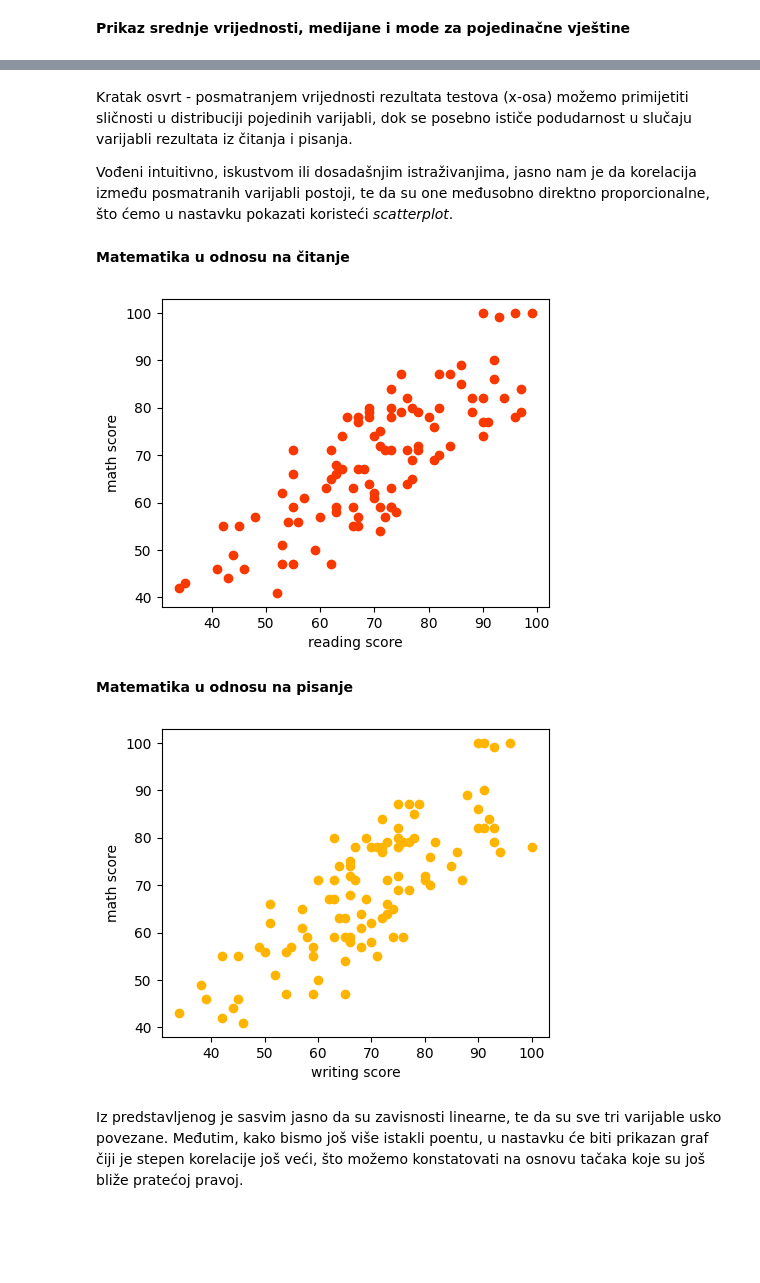
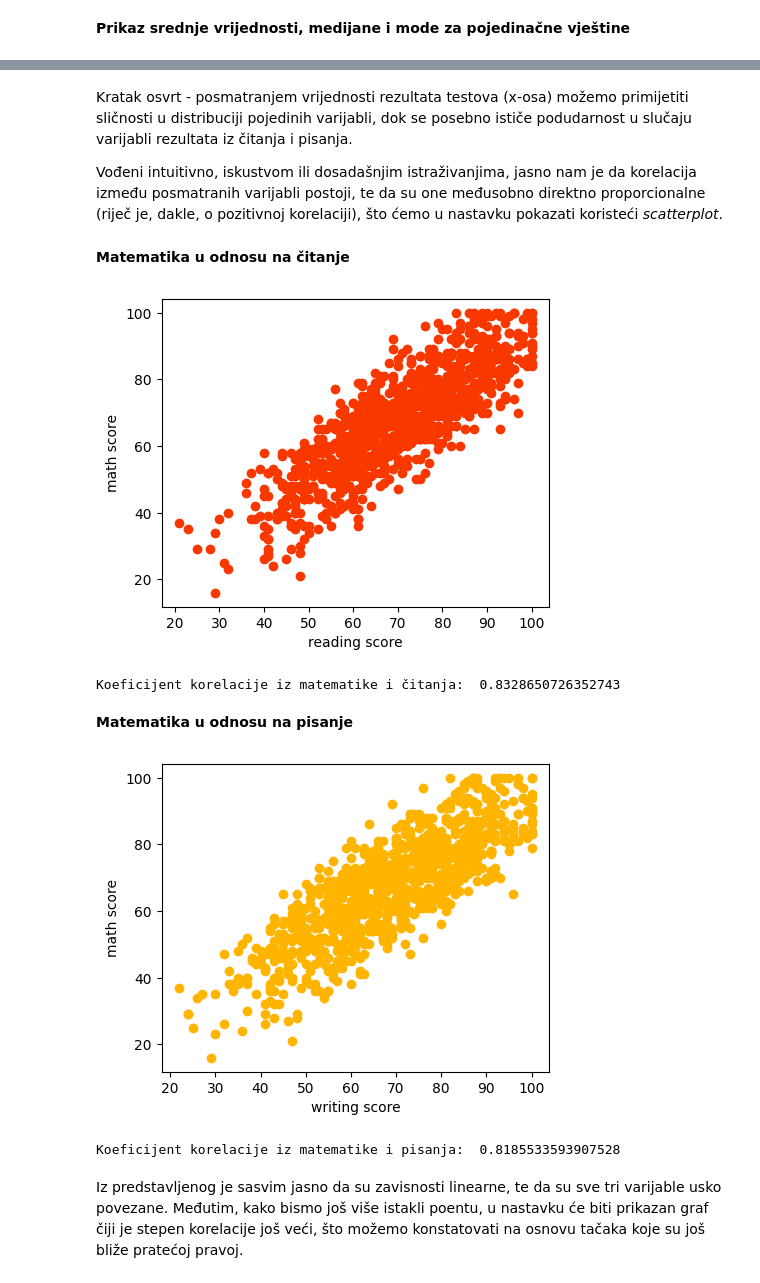
Before and after one commit to kanitakadusic/student-performance-prediction, a Jupyter notebook: colab.ipynb, the cells around one changed output, grey strips where cells are left out. Drawn from its saved outputs; the diff is of its cells as text; code cells hidden in the pictures; blank space fills up the shorter version.

```diff
--- a/colab.ipynb
+++ b/colab.ipynb
@@ -226,35 +221,43 @@ print(tabulate(table, headers = 'firstrow', tablefmt = 'grid'))
 # %% [markdown]
 Kratak osvrt - posmatranjem vrijednosti rezultata testova (x-osa) možemo primijetiti sličnosti u distribuciji pojedinih varijabli, dok se posebno ističe podudarnost u slučaju varijabli rezultata iz čitanja i pisanja.
 
-Vođeni intuitivno, iskustvom ili dosadašnjim istraživanjima, jasno nam je da korelacija između posmatranih varijabli postoji, te da su one međusobno direktno proporcionalne, što ćemo u nastavku pokazati koristeći *scatterplot*.
+Vođeni intuitivno, iskustvom ili dosadašnjim istraživanjima, jasno nam je da korelacija između posmatranih varijabli postoji, te da su one međusobno direktno proporcionalne (riječ je, dakle, o pozitivnoj korelaciji), što ćemo u nastavku pokazati koristeći *scatterplot*.
 # %% [markdown]
 **Matematika u odnosu na čitanje**
 # %%
 plot.subplots(1, 1, figsize = (5, 4))
 
-reading = dataframe_medium['reading score']
-math = dataframe_medium['math score']
+reading = dataframe_large['reading score']
+math = dataframe_large['math score']
 
 plot.scatter(reading, math, color = '#f93800')
 plot.xlabel('reading score')
 plot.ylabel('math score')
 plot.show()
 # %% [output]
-[figure, old version]
+[figure, new version]
+# %%
+print("Koeficijent korelacije iz matematike i čitanja: ", numpy.corrcoef(reading, math)[0, 1])
+# %% [output]
+Koeficijent korelacije iz matematike i čitanja:  0.8328650726352743
 # %% [markdown]
 **Matematika u odnosu na pisanje**
 # %%
 plot.subplots(1, 1, figsize = (5, 4))
 
-writing = dataframe_medium['writing score']
-math = dataframe_medium['math score']
+writing = dataframe_large['writing score']
+math = dataframe_large['math score']
 
 plot.scatter(writing, math, color = '#ffb500')
 plot.xlabel('writing score')
 plot.ylabel('math score')
 plot.show()
 # %% [output]
-[figure, old version]
+[figure, new version]
+# %%
+print("Koeficijent korelacije iz matematike i pisanja: ", numpy.corrcoef(writing, math)[0, 1])
+# %% [output]
+Koeficijent korelacije iz matematike i pisanja:  0.8185533593907528
 # %% [markdown]
 Iz predstavljenog je sasvim jasno da su zavisnosti linearne, te da su sve tri varijable usko povezane. Međutim, kako bismo još više istakli poentu, u nastavku će biti prikazan graf čiji je stepen korelacije još veći, što možemo konstatovati na osnovu tačaka koje su još bliže pratećoj pravoj.
 # %% [markdown]
```
Also changed, not shown: parts of 63 cells of this notebook.
